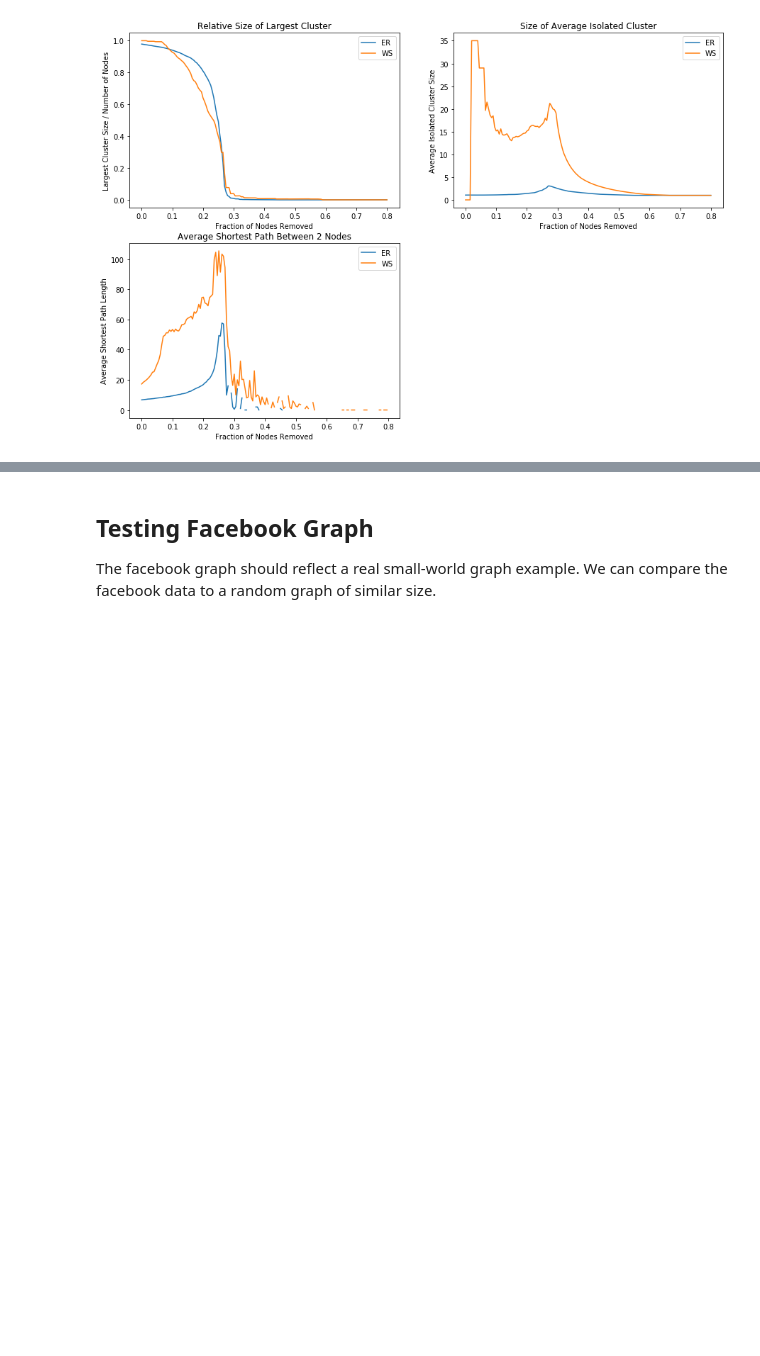
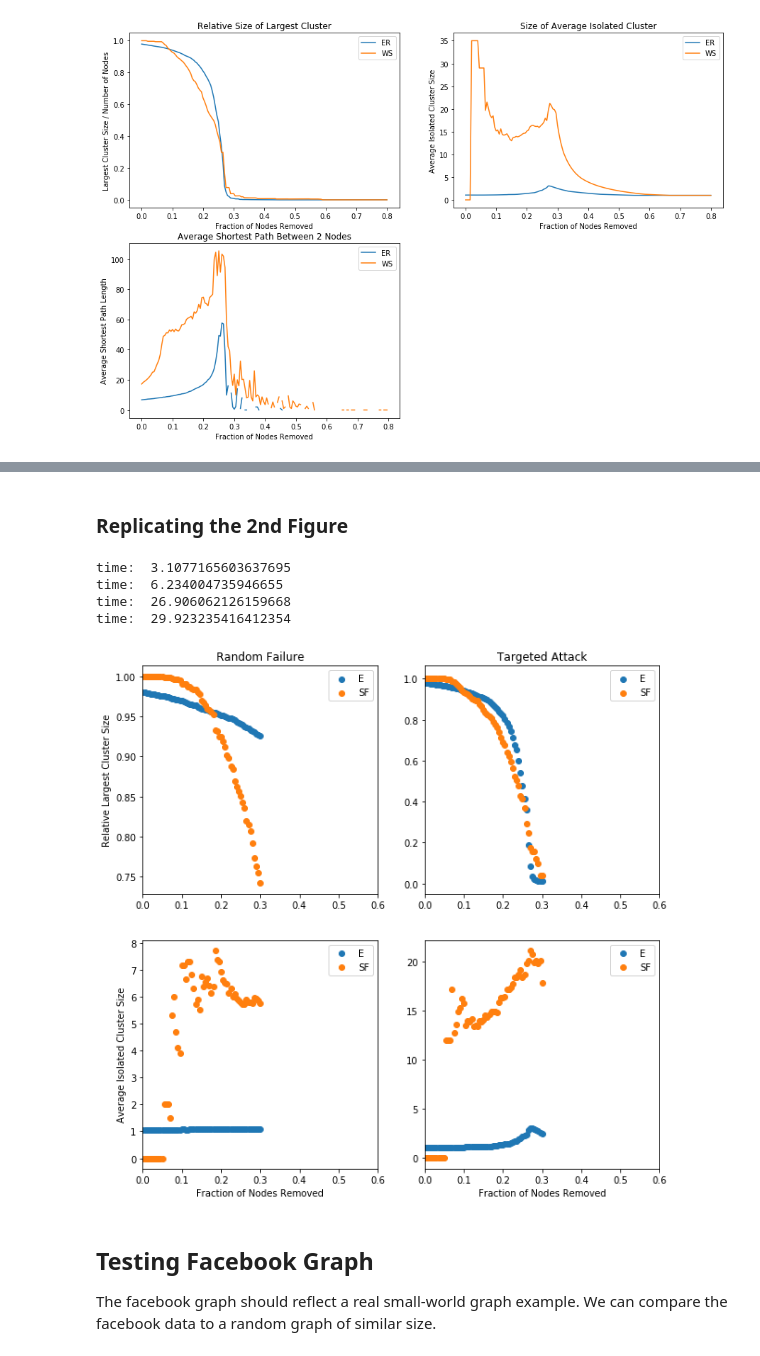
Before and after one commit to davidt315/complex_graph_robustness, a Jupyter notebook: code/sandbox_will.ipynb, the cells around one changed output, grey strips where cells are left out. Cells and saved outputs as stored; diff of their text form; code cells hidden in the pictures; blank space fills up the shorter version.

Commit message:
added more graphs to the rough draft

```diff
--- a/code/sandbox_will.ipynb
+++ b/code/sandbox_will.ipynb
@@ -285,3 +306,59 @@ plt.show()
+# %% [markdown]
+### Replicating the 2nd Figure
+# %%
+#ER paramters
+n = 10000
+m = 2*n
+
+#WS parameters
+k = int(2*m/n)
+p_WS = 0.05
+
+ER = nx.gnm_random_graph(n, m)
+WS = nx.watts_strogatz_graph(n, k, p_WS)
+
+er_paper_random = run_attack(ER, random_attack, step=.03)
+ws_paper_random = run_attack(WS, random_attack, step=.03)
+
+er_paper_targeted = run_attack(ER, target_node_attack, step=.03)
+ws_paper_targeted = run_attack(WS, target_node_attack, step=.03)
+# %% [output]
+time:  3.1077165603637695
+time:  6.234004735946655
+time:  26.906062126159668
+time:  29.923235416412354
+# %%
+plt.figure(figsize=(10,10))
+plt.subplot(2,2,1)
+plt.scatter(er_paper_random[0], er_paper_random[1])
+plt.scatter(ws_paper_random[0], ws_paper_random[1])
+plt.xlim(0, .6)
+plt.title("Random Failure")
+plt.ylabel("Relative Largest Cluster Size")
+plt.legend(["E", "SF"])
+plt.subplot(2,2,2)
+plt.scatter(er_paper_targeted[0], er_paper_targeted[1])
+plt.scatter(ws_paper_targeted[0], ws_paper_targeted[1])
+plt.xlim(0, .6)
+plt.title("Targeted Attack")
+plt.legend(["E", "SF"])
+plt.subplot(2,2,3)
+plt.scatter(er_paper_random[0], er_paper_random[2])
+plt.scatter(ws_paper_random[0], ws_paper_random[2])
+plt.xlim(0, .6)
+plt.ylabel("Average Isolated Cluster Size")
+plt.xlabel("Fraction of Nodes Removed")
+plt.legend(["E", "SF"])
+plt.subplot(2,2,4)
+plt.scatter(er_paper_targeted[0], er_paper_targeted[2])
+plt.scatter(ws_paper_targeted[0], ws_paper_targeted[2])
+plt.xlim(0, .6)
+plt.xlabel("Fraction of Nodes Removed")
+plt.legend(["E", "SF"])
+plt.savefig("C:/Users/wfairman/Desktop/ThinkComplexity2/complex_graph_robustness/reports/figures/fig21_replicated.jpg")
+plt.show()
+# %% [output]
+[figure, added]
 # %% [markdown]
 ## Testing Facebook Graph
 
```
Also changed, not shown: parts of 22 cells of this notebook, 9 other files.
